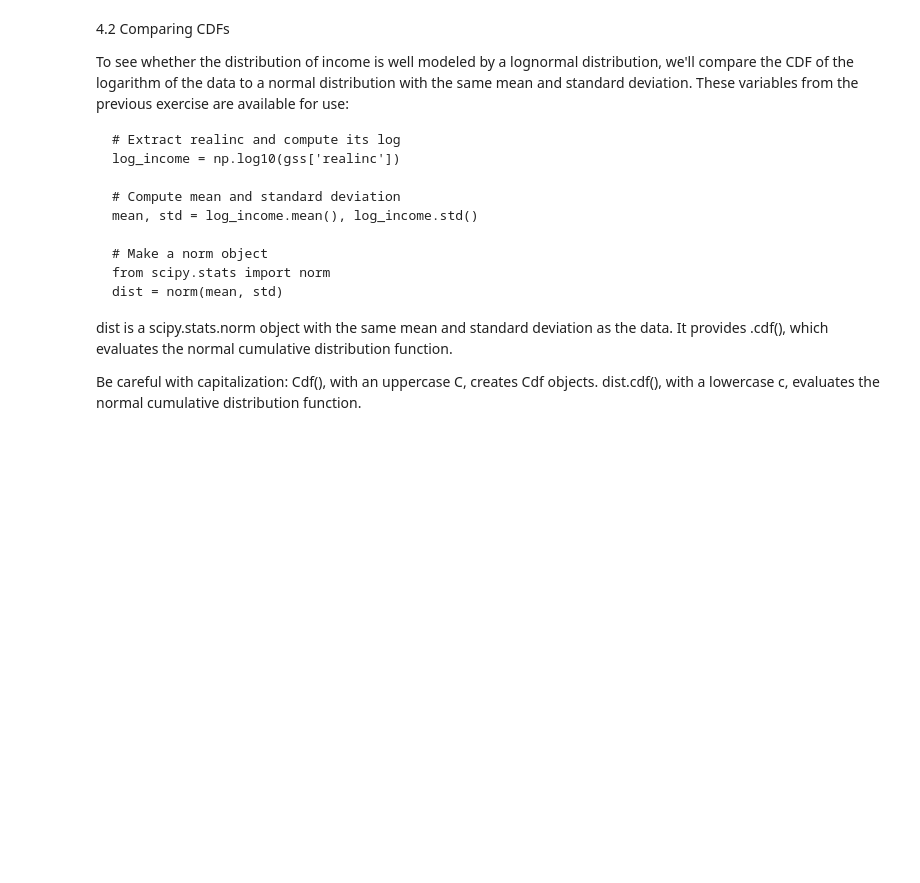
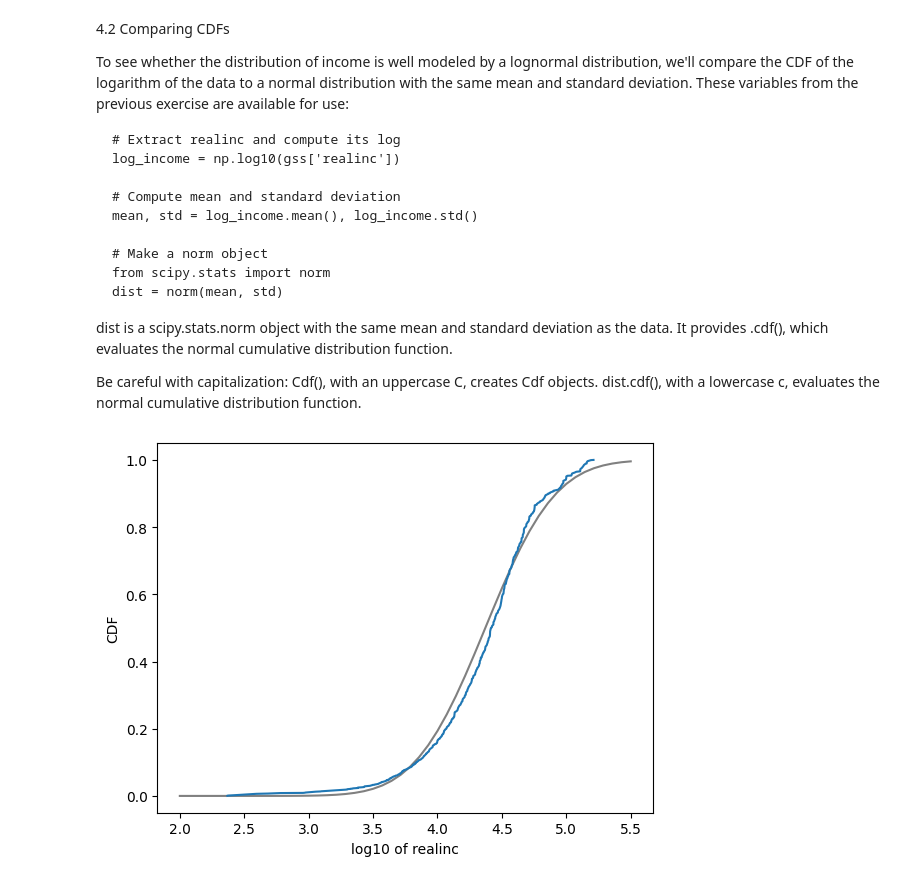
Before and after one commit to yazanhannun/Exploratory-Data-Analysis-in-Python, a Jupyter notebook: 2_Distributions.ipynb, the cells around one changed output. Cells and saved outputs as stored; diff of their text form; code cells hidden in the pictures; blank space fills up the shorter version.

```diff
--- a/2_Distributions.ipynb
+++ b/2_Distributions.ipynb
@@ -461,3 +461,21 @@ dist = norm(mean, std)
 dist is a scipy.stats.norm object with the same mean and standard deviation as the data. It provides .cdf(), which evaluates the normal cumulative distribution function.
 
 Be careful with capitalization: Cdf(), with an uppercase C, creates Cdf objects. dist.cdf(), with a lowercase c, evaluates the normal cumulative distribution function.
+# %%
+# Evaluate the model CDF
+xs = np.linspace(2, 5.5)
+ys = dist.cdf(xs)
+
+# Plot the model CDF
+plt.clf()
+plt.plot(xs, ys, color='gray')
+
+# Create and plot the Cdf of log_income
+Cdf(log_income).plot()
+
+# Label the axes
+plt.xlabel('log10 of realinc')
+plt.ylabel('CDF')
+plt.show()
+# %% [output]
+[figure, added]
```
Also changed, not shown: parts of 2 cells of this notebook.
